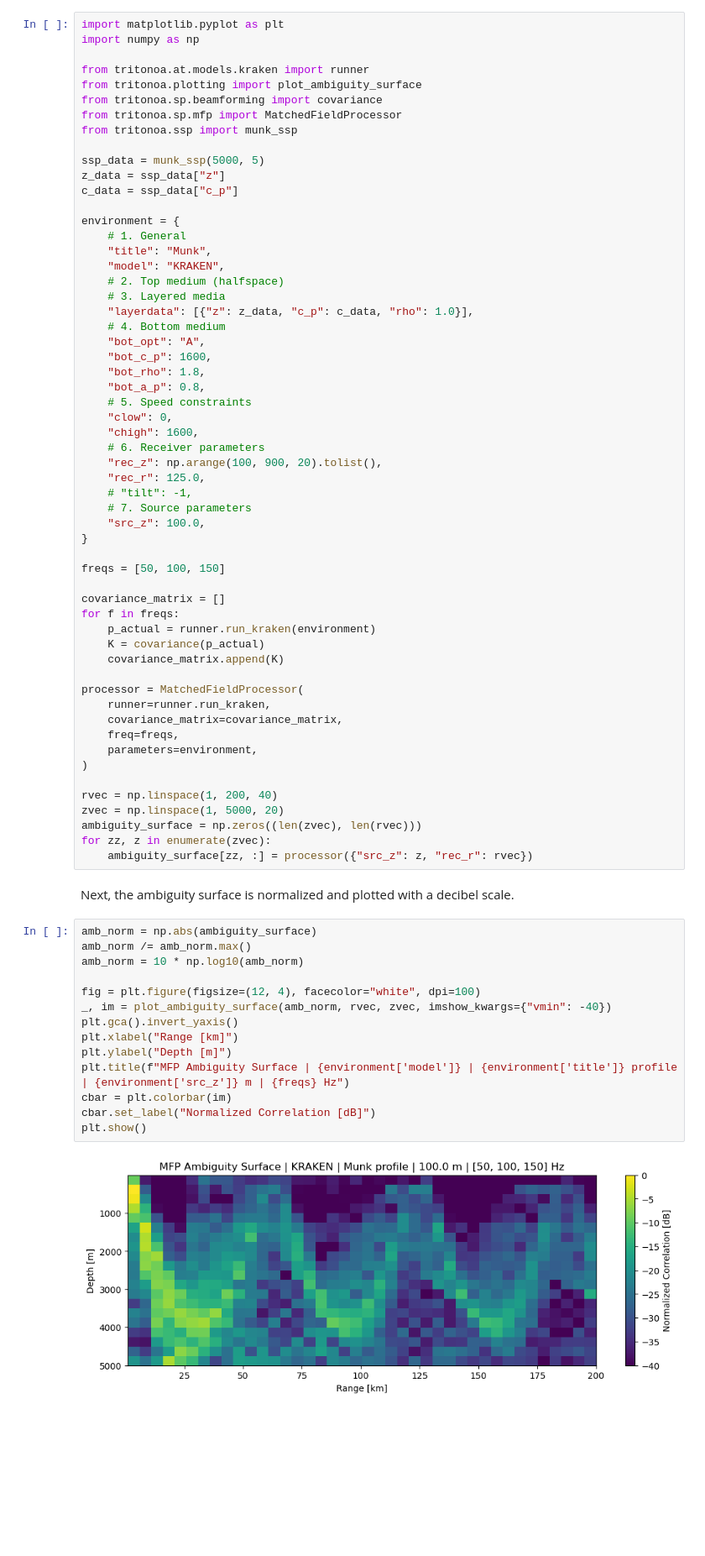
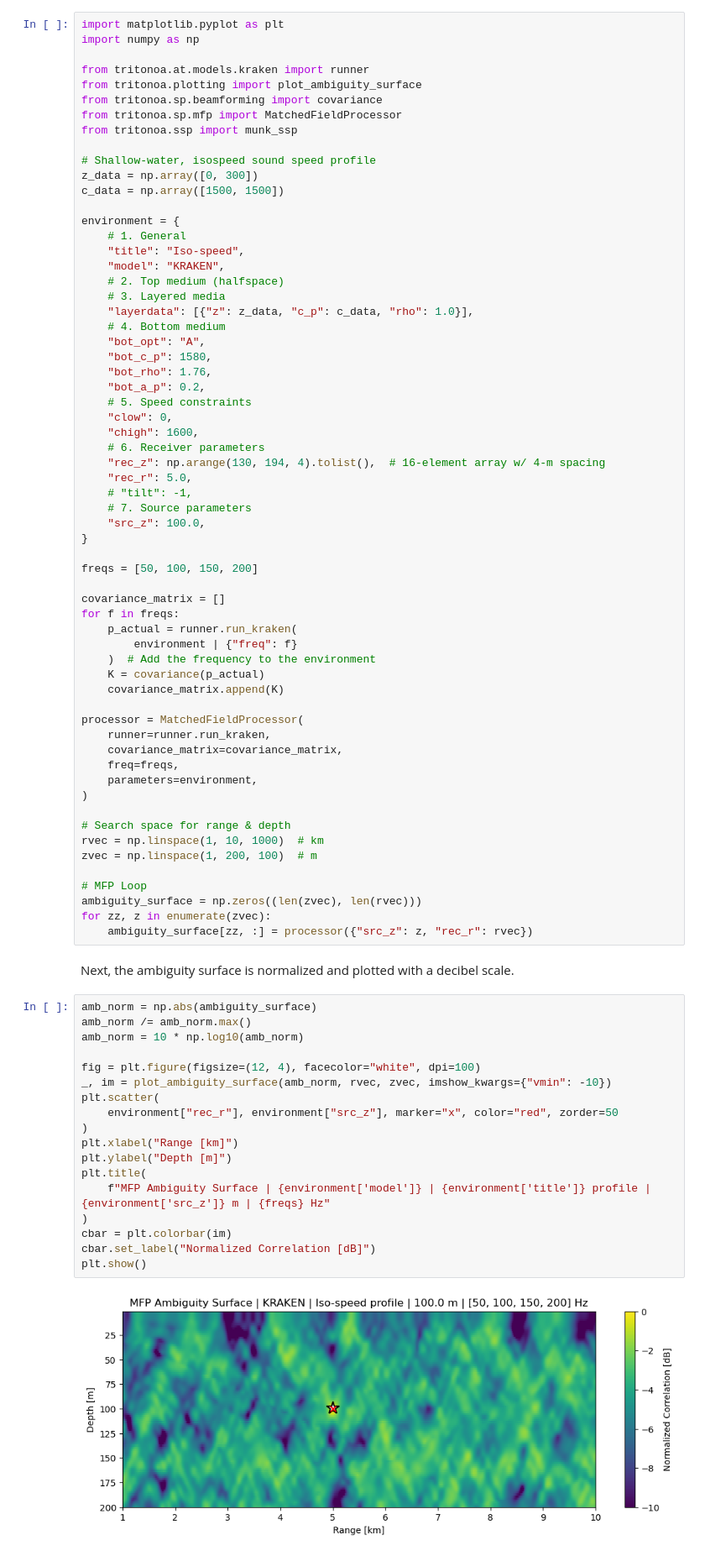
Before and after one commit to NeptuneProjects/TritonOA, a Jupyter notebook: tutorials/RunMFP.ipynb, the cells around one changed output. Shown at 84% size. Saved outputs shown, nothing was run; the diff lists cells and outputs as text; blank space fills up the shorter version.

Commit message:
Fix MFP demo; change to isospeed

```diff
--- a/tutorials/RunMFP.ipynb
+++ b/tutorials/RunMFP.ipynb
@@ -12,38 +12,40 @@ from tritonoa.sp.beamforming import covariance
 from tritonoa.sp.mfp import MatchedFieldProcessor
 from tritonoa.ssp import munk_ssp
 
-ssp_data = munk_ssp(5000, 5)
-z_data = ssp_data["z"]
-c_data = ssp_data["c_p"]
+# Shallow-water, isospeed sound speed profile
+z_data = np.array([0, 300])
+c_data = np.array([1500, 1500])
 
 environment = {
     # 1. General
-    "title": "Munk",
+    "title": "Iso-speed",
     "model": "KRAKEN",
     # 2. Top medium (halfspace)
     # 3. Layered media
     "layerdata": [{"z": z_data, "c_p": c_data, "rho": 1.0}],
     # 4. Bottom medium
     "bot_opt": "A",
-    "bot_c_p": 1600,
-    "bot_rho": 1.8,
-    "bot_a_p": 0.8,
+    "bot_c_p": 1580,
+    "bot_rho": 1.76,
+    "bot_a_p": 0.2,
     # 5. Speed constraints
     "clow": 0,
     "chigh": 1600,
     # 6. Receiver parameters
-    "rec_z": np.arange(100, 900, 20).tolist(),
-    "rec_r": 125.0,
+    "rec_z": np.arange(130, 194, 4).tolist(),  # 16-element array w/ 4-m spacing
+    "rec_r": 5.0,
     # "tilt": -1,
     # 7. Source parameters
     "src_z": 100.0,
 }
 
-freqs = [50, 100, 150]
+freqs = [50, 100, 150, 200]
 
 covariance_matrix = []
 for f in freqs:
-    p_actual = runner.run_kraken(environment)
+    p_actual = runner.run_kraken(
+        environment | {"freq": f}
+    )  # Add the frequency to the environment
     K = covariance(p_actual)
     covariance_matrix.append(K)
 
@@ -54,8 +56,11 @@ processor = MatchedFieldProcessor(
     parameters=environment,
 )
 
-rvec = np.linspace(1, 200, 40)
-zvec = np.linspace(1, 5000, 20)
+# Search space for range & depth
+rvec = np.linspace(1, 10, 1000)  # km
+zvec = np.linspace(1, 200, 100)  # m
+
+# MFP Loop
 ambiguity_surface = np.zeros((len(zvec), len(rvec)))
 for zz, z in enumerate(zvec):
     ambiguity_surface[zz, :] = processor({"src_z": z, "rec_r": rvec})
@@ -64,16 +69,20 @@ Next, the ambiguity surface is normalized and plotted with a decibel scale.
 # %%
 amb_norm = np.abs(ambiguity_surface)
 amb_norm /= amb_norm.max()
 amb_norm = 10 * np.log10(amb_norm)
 
 fig = plt.figure(figsize=(12, 4), facecolor="white", dpi=100)
-_, im = plot_ambiguity_surface(amb_norm, rvec, zvec, imshow_kwargs={"vmin": -40})
-plt.gca().invert_yaxis()
+_, im = plot_ambiguity_surface(amb_norm, rvec, zvec, imshow_kwargs={"vmin": -10})
+plt.scatter(
+    environment["rec_r"], environment["src_z"], marker="x", color="red", zorder=50
+)
 plt.xlabel("Range [km]")
 plt.ylabel("Depth [m]")
-plt.title(f"MFP Ambiguity Surface | {environment['model']} | {environment['title']} profile | {environment['src_z']} m | {freqs} Hz")
+plt.title(
+    f"MFP Ambiguity Surface | {environment['model']} | {environment['title']} profile | {environment['src_z']} m | {freqs} Hz"
+)
 cbar = plt.colorbar(im)
 cbar.set_label("Normalized Correlation [dB]")
 plt.show()
 # %% [output]
-[figure, old version]
+[figure, new version]
```
